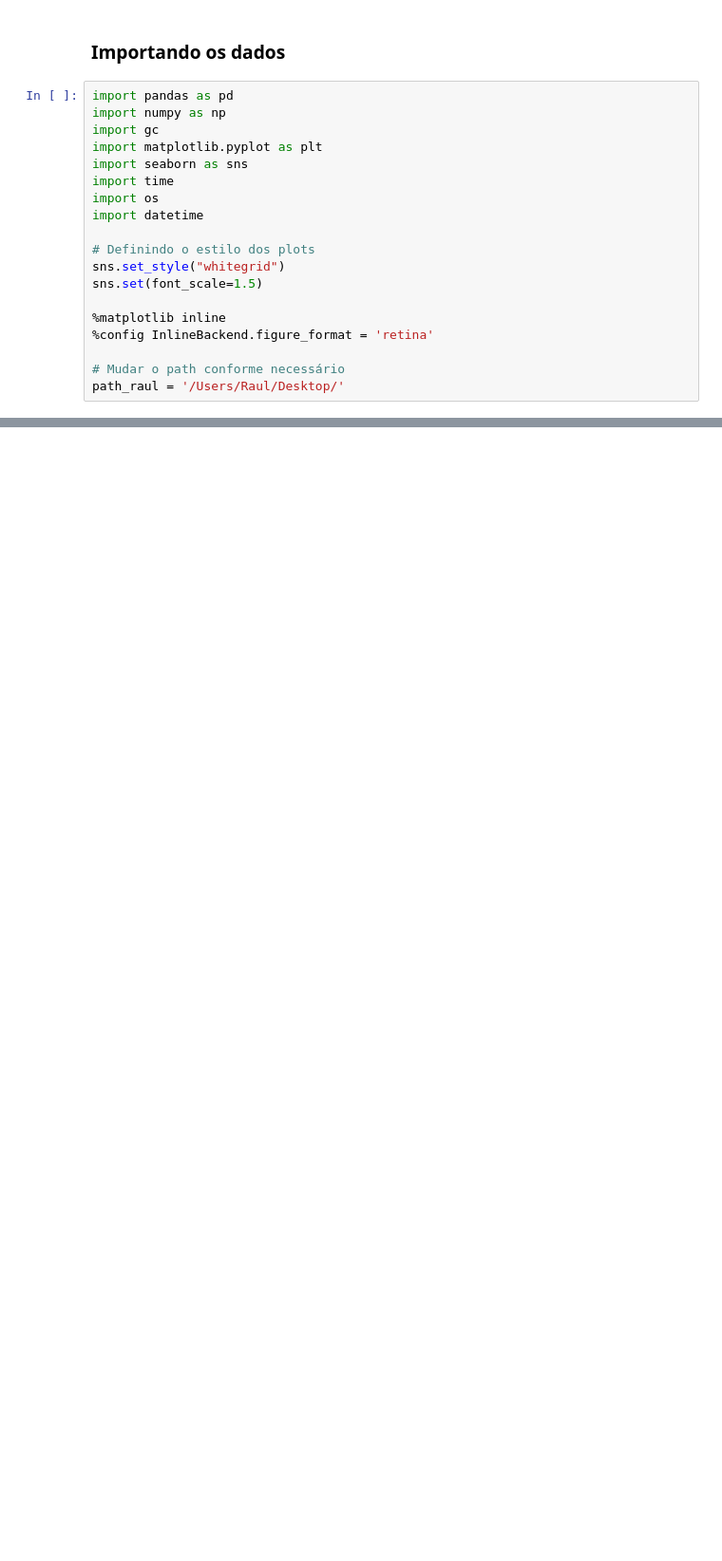
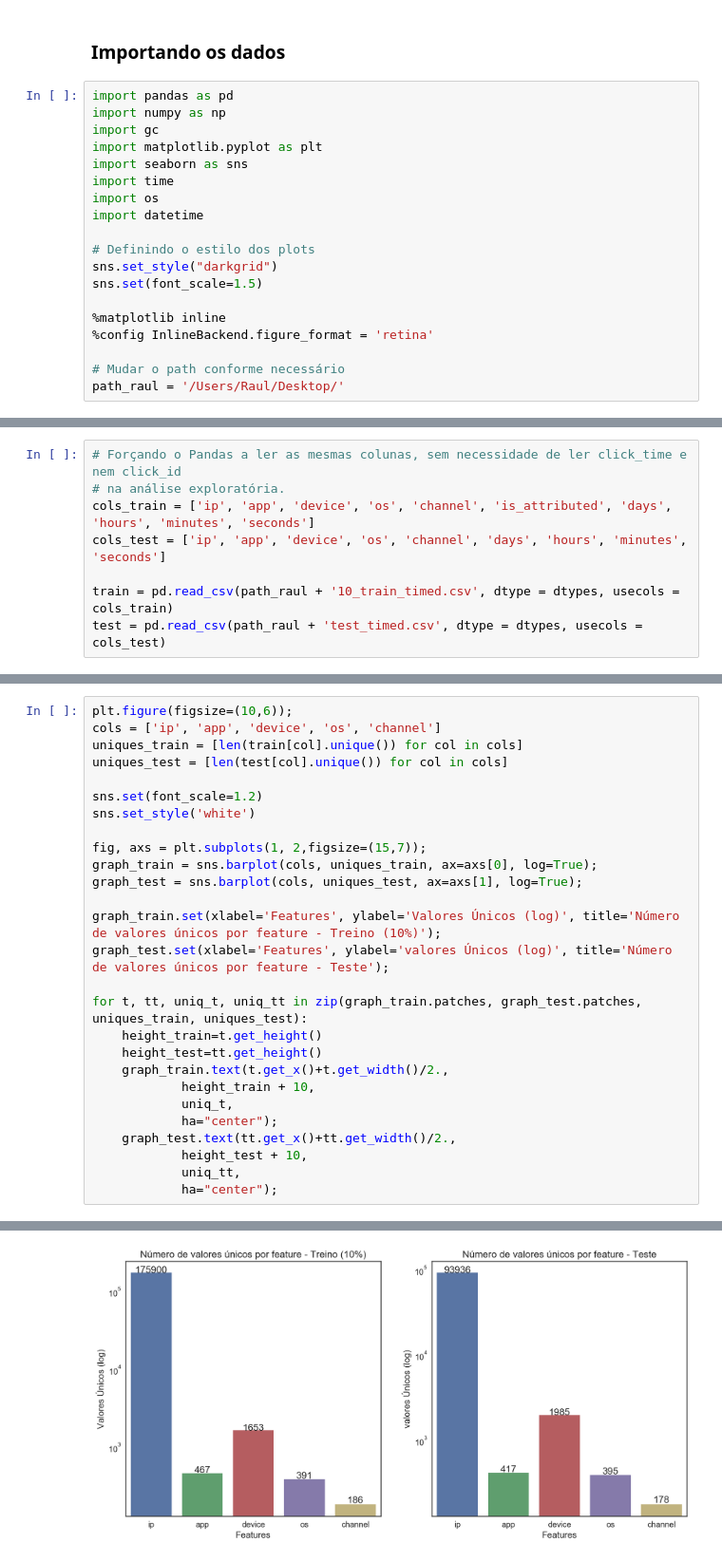
Before and after one commit to rgriva/Kaggle, a Jupyter notebook: EDA-Final.ipynb, the cells around one changed output, grey strips where cells are left out. Shown at 95% size. Drawn from its saved outputs; the diff is of its cells as text; blank space fills up the shorter version.

Commit message:
Terminei análise temporal

```diff
--- a/EDA-Final.ipynb
+++ b/EDA-Final.ipynb
@@ -32,7 +32,7 @@ import os
 import datetime
 
 # Definindo o estilo dos plots
-sns.set_style("whitegrid")
+sns.set_style("darkgrid")
 sns.set(font_scale=1.5)
 
 %matplotlib inline
@@ -42,0 +57,8 @@ path_raul = '/Users/Raul/Desktop/'
+# %%
+# Forçando o Pandas a ler as mesmas colunas, sem necessidade de ler click_time e nem click_id
+# na análise exploratória.
+cols_train = ['ip', 'app', 'device', 'os', 'channel', 'is_attributed', 'days', 'hours', 'minutes', 'seconds']
+cols_test = ['ip', 'app', 'device', 'os', 'channel', 'days', 'hours', 'minutes', 'seconds']
+
+train = pd.read_csv(path_raul + '10_train_timed.csv', dtype = dtypes, usecols = cols_train)
+test = pd.read_csv(path_raul + 'test_timed.csv', dtype = dtypes, usecols = cols_test)
@@ -42,0 +120,28 @@ path_raul = '/Users/Raul/Desktop/'
+# %%
+plt.figure(figsize=(10,6));
+cols = ['ip', 'app', 'device', 'os', 'channel']
+uniques_train = [len(train[col].unique()) for col in cols]
+uniques_test = [len(test[col].unique()) for col in cols]
+
+sns.set(font_scale=1.2)
+sns.set_style('white')
+
+fig, axs = plt.subplots(1, 2,figsize=(15,7));
+graph_train = sns.barplot(cols, uniques_train, ax=axs[0], log=True);
+graph_test = sns.barplot(cols, uniques_test, ax=axs[1], log=True);
+
+graph_train.set(xlabel='Features', ylabel='Valores Únicos (log)', title='Número de valores únicos por feature - Treino (10%)');
+graph_test.set(xlabel='Features', ylabel='valores Únicos (log)', title='Número de valores únicos por feature - Teste');
+
+for t, tt, uniq_t, uniq_tt in zip(graph_train.patches, graph_test.patches, uniques_train, uniques_test):
+    height_train=t.get_height()
+    height_test=tt.get_height()
+    graph_train.text(t.get_x()+t.get_width()/2.,
+            height_train + 10,
+            uniq_t,
+            ha="center");
+    graph_test.text(tt.get_x()+tt.get_width()/2.,
+            height_test + 10,
+            uniq_tt,
+            ha="center");
+# %% [output]
@@ -42,0 +149 @@ path_raul = '/Users/Raul/Desktop/'
+[figure, added]
```
Also changed, not shown: parts of 29 cells of this notebook.
